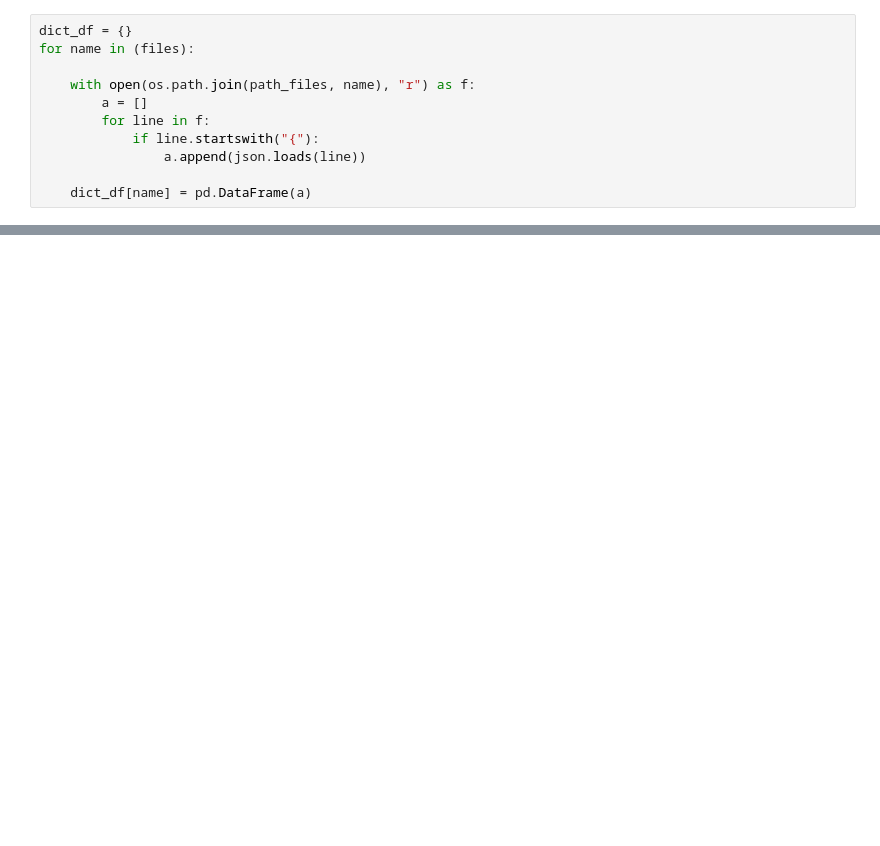
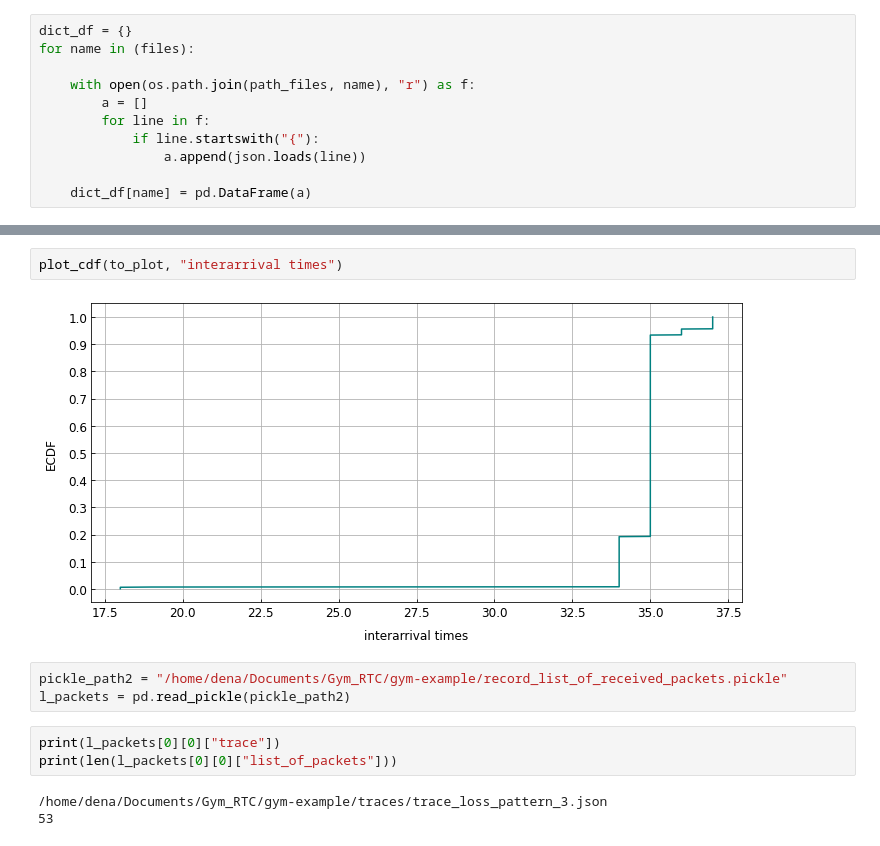
Before and after one commit to denama/ReCoCo, a Jupyter notebook: simulation_analysis/sim_analysis.ipynb, the cells around one changed output, grey strips where cells are left out. Cells and saved outputs as stored; diff of their text form; blank space fills up the shorter version.

```diff
--- a/simulation_analysis/sim_analysis.ipynb
+++ b/simulation_analysis/sim_analysis.ipynb
@@ -93,0 +78,13 @@ dict_df['out_200k.txt']["arrival_time_ms"].diff()[1:].hist()
+# %%
+plot_cdf(to_plot, "interarrival times")
+# %% [output]
+[figure, added]
+# %%
+pickle_path2 = "/home/dena/Documents/Gym_RTC/gym-example/record_list_of_received_packets.pickle"
+l_packets = pd.read_pickle(pickle_path2)
+# %%
+print(l_packets[0][0]["trace"])
+print(len(l_packets[0][0]["list_of_packets"]))
+# %% [output]
+/home/dena/Documents/Gym_RTC/gym-example/traces/trace_loss_pattern_3.json
+53
```
Also changed, not shown: parts of 31 cells of this notebook, 31 other files.
